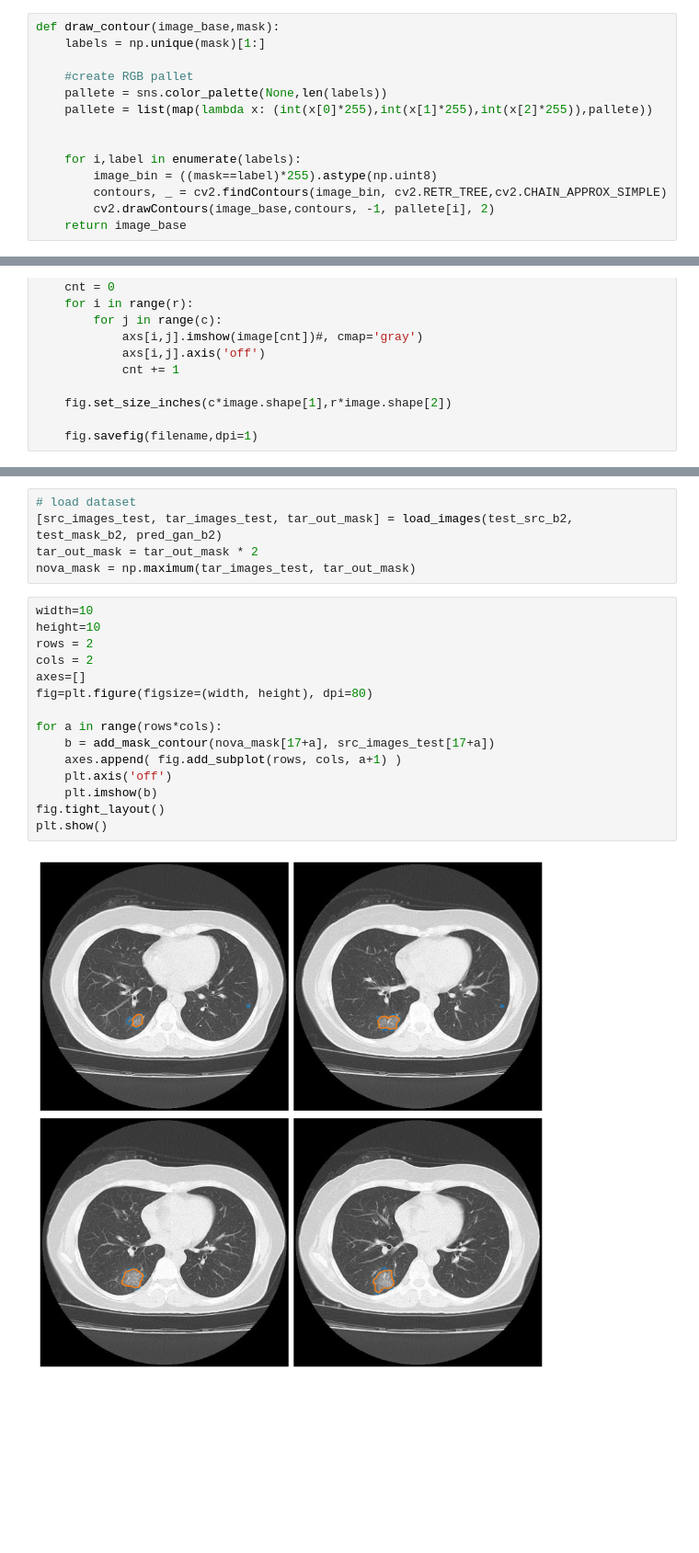
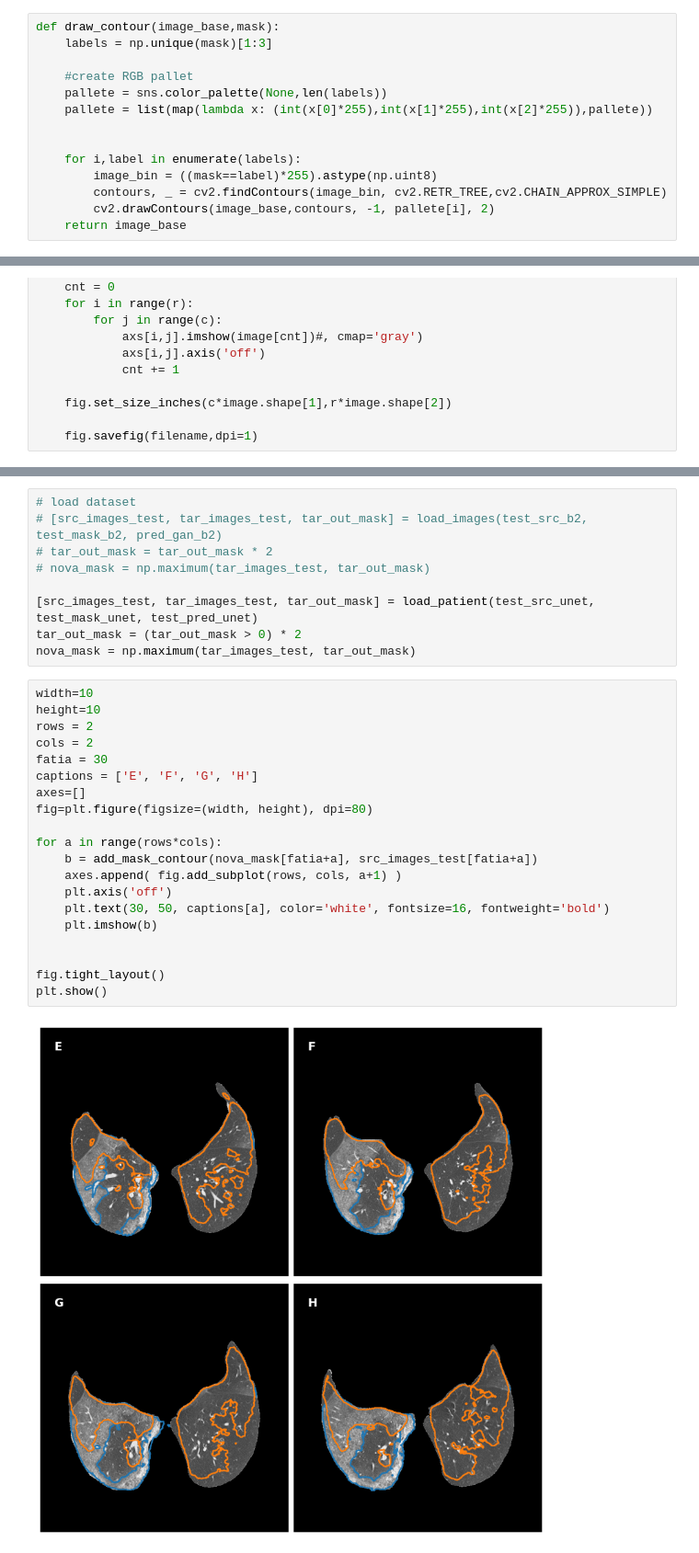
Before and after one commit to anatielsantos/mestrado, a Jupyter notebook: util/Jupyter/plot.ipynb, the cells around one changed output, grey strips where cells are left out. Shown at 92% size. Saved outputs shown, nothing was run; the diff lists cells and outputs as text; blank space fills up the shorter version.

```diff
--- a/util/Jupyter/plot.ipynb
+++ b/util/Jupyter/plot.ipynb
@@ -18,7 +21,7 @@ def plot_save(imarray,fname):
     fig.savefig(fname,dpi=1)
 # %%
 def draw_contour(image_base,mask):
-    labels = np.unique(mask)[1:]
+    labels = np.unique(mask)[1:3]
 
     #create RGB pallet
     pallete = sns.color_palette(None,len(labels))
@@ -95,25 +115,34 @@ pred_gan_b2 = '/home/anatielsantos/mestrado/datasets/dissertacao/final_tests_dis
 # %%
 # load dataset
-[src_images_test, tar_images_test, tar_out_mask] = load_images(test_src_b2, test_mask_b2, pred_gan_b2)
-tar_out_mask = tar_out_mask * 2
+# [src_images_test, tar_images_test, tar_out_mask] = load_images(test_src_b2, test_mask_b2, pred_gan_b2)
+# tar_out_mask = tar_out_mask * 2
+# nova_mask = np.maximum(tar_images_test, tar_out_mask)
+
+[src_images_test, tar_images_test, tar_out_mask] = load_patient(test_src_unet, test_mask_unet, test_pred_unet)
+tar_out_mask = (tar_out_mask > 0) * 2
 nova_mask = np.maximum(tar_images_test, tar_out_mask)
 # %%
 width=10
 height=10
 rows = 2
 cols = 2
+fatia = 30
+captions = ['E', 'F', 'G', 'H']
 axes=[]
 fig=plt.figure(figsize=(width, height), dpi=80)
 
 for a in range(rows*cols):
-    b = add_mask_contour(nova_mask[17+a], src_images_test[17+a])
+    b = add_mask_contour(nova_mask[fatia+a], src_images_test[fatia+a])
     axes.append( fig.add_subplot(rows, cols, a+1) )
     plt.axis('off')
+    plt.text(30, 50, captions[a], color='white', fontsize=16, fontweight='bold')
     plt.imshow(b)
+
+
 fig.tight_layout()
 plt.show()
 # %% [output]
-[figure, old version]
+[figure, new version]
 # %%
 plt.figure(figsize=(10, 10), dpi=80)
 plt.axis('Off')
```
Also changed, not shown: parts of 6 cells of this notebook, 2 other files.
